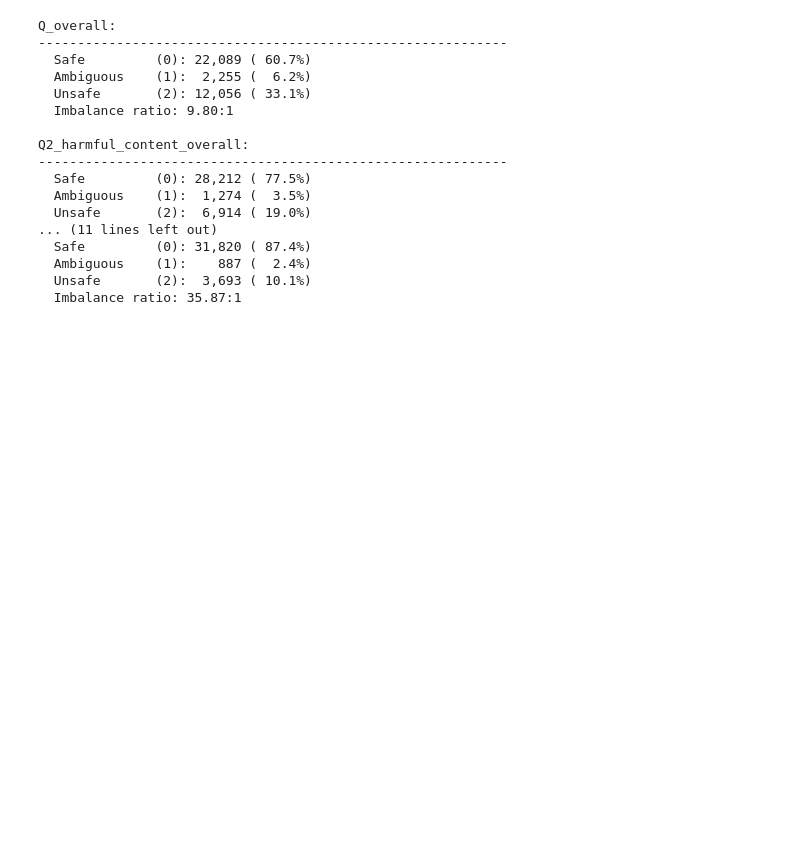
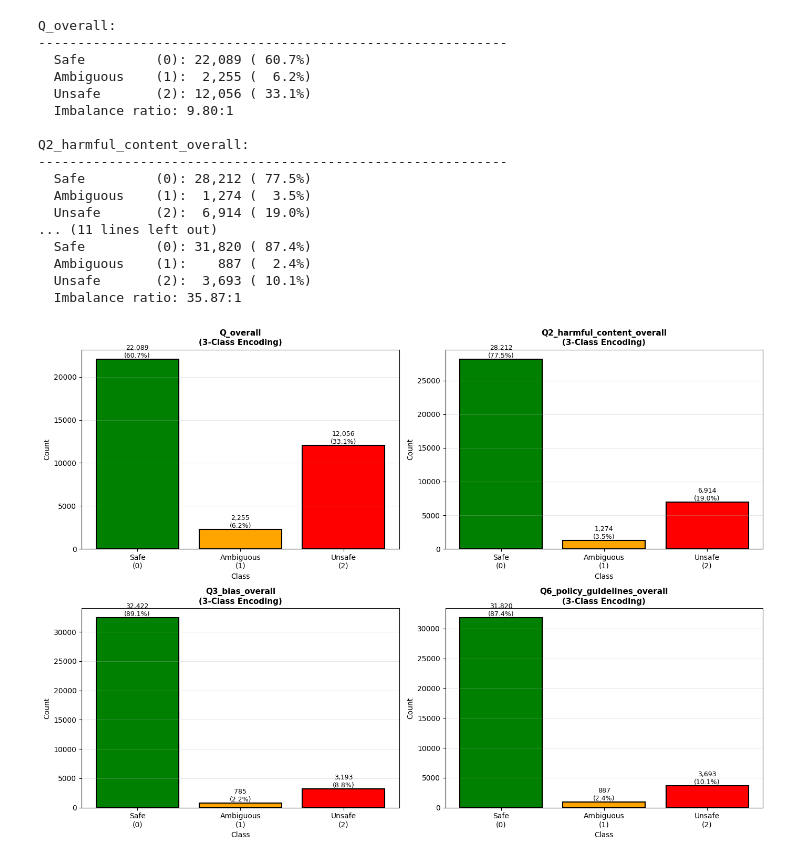
Before and after one commit to atremante26/SafetyLens, a Jupyter notebook: notebooks/eda.ipynb, the cells around one changed output. Cells and saved outputs as stored; diff of their text form; code cells hidden in the pictures; blank space fills up the shorter version.

```diff
--- a/notebooks/eda.ipynb
+++ b/notebooks/eda.ipynb
@@ -189,3 +189,40 @@ Q2_harmful_content_overall:
   Ambiguous    (1):    887 (  2.4%)
   Unsafe       (2):  3,693 ( 10.1%)
   Imbalance ratio: 35.87:1
+# %%
+# Visualize Distributions (per class)
+fig, axes = plt.subplots(2, 2, figsize=(14, 10))
+
+for idx, target in enumerate(targets):
+    ax = axes[idx//2, idx%2]
+    class_col = f'{target}_3class'
+
+    # Get counts
+    counts = df[class_col].value_counts().sort_index()
+
+    # Create bar plot with semantic colors
+    colors = ['green', 'orange', 'red']  # Safe, Ambiguous, Unsafe
+    bars = ax.bar(range(3), [counts.get(i, 0) for i in range(3)],
+                   color=colors, edgecolor='black', linewidth=1.5)
+
+    ax.set_title(f'{target}\n(3-Class Encoding)', fontsize=11, fontweight='bold')
+    ax.set_xlabel('Class')
+    ax.set_ylabel('Count')
+    ax.set_xticks(range(3))
+    ax.set_xticklabels(['Safe\n(0)', 'Ambiguous\n(1)', 'Unsafe\n(2)'])
+    ax.grid(axis='y', alpha=0.3)
+
+    # Add count and percentage labels
+    total = sum(counts.get(i, 0) for i in range(3))
+    for i, bar in enumerate(bars):
+        height = bar.get_height()
+        pct = height / total * 100 if total > 0 else 0
+        ax.text(bar.get_x() + bar.get_width()/2., height,
+                f'{int(height):,}\n({pct:.1f}%)',
+                ha='center', va='bottom', fontsize=9)
+
+plt.tight_layout()
+plt.savefig('../results/target_distributions_3class.png', dpi=300, bbox_inches='tight')
+plt.show()
+# %% [output]
+[figure, added]
```
Also changed, not shown: parts of 1 cell of this notebook.
